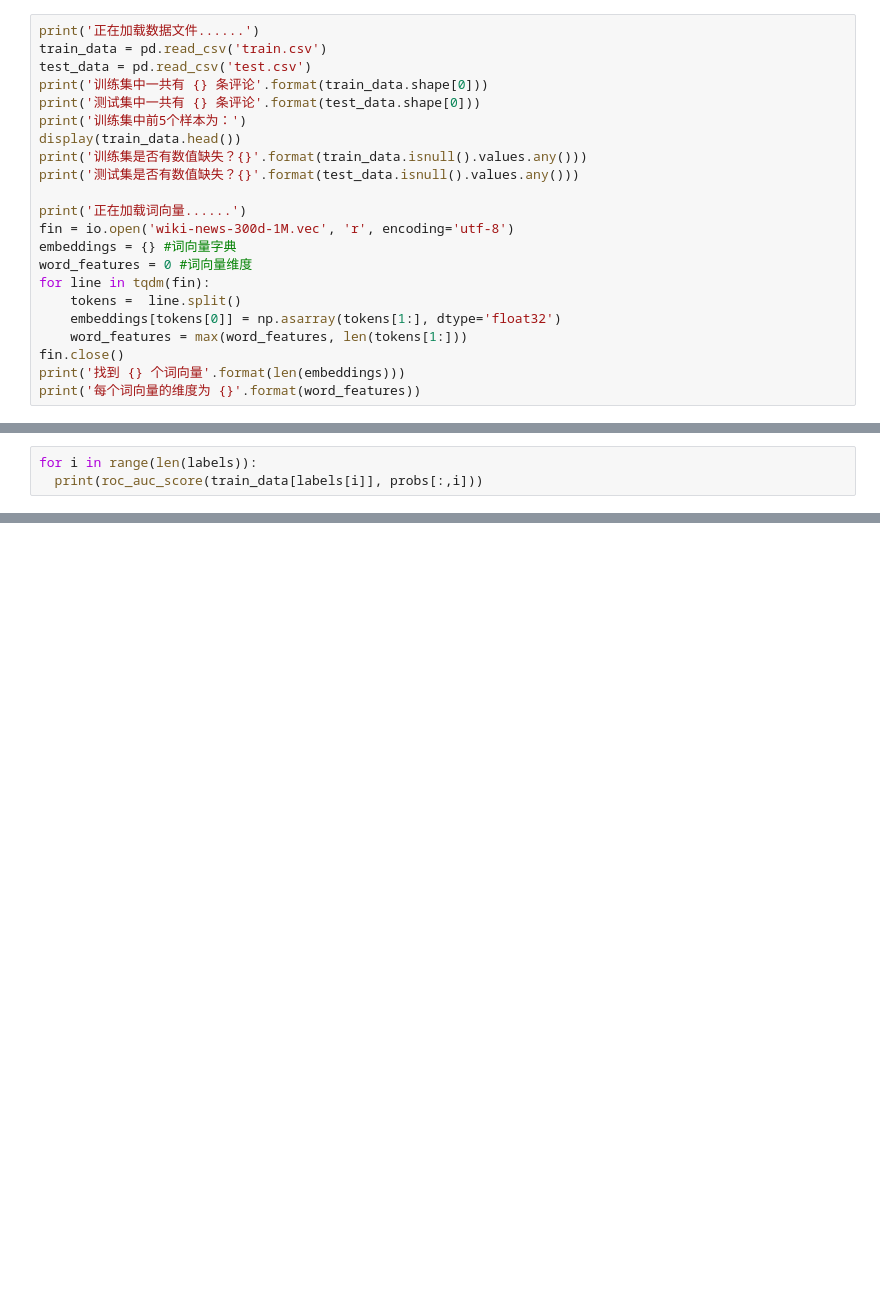
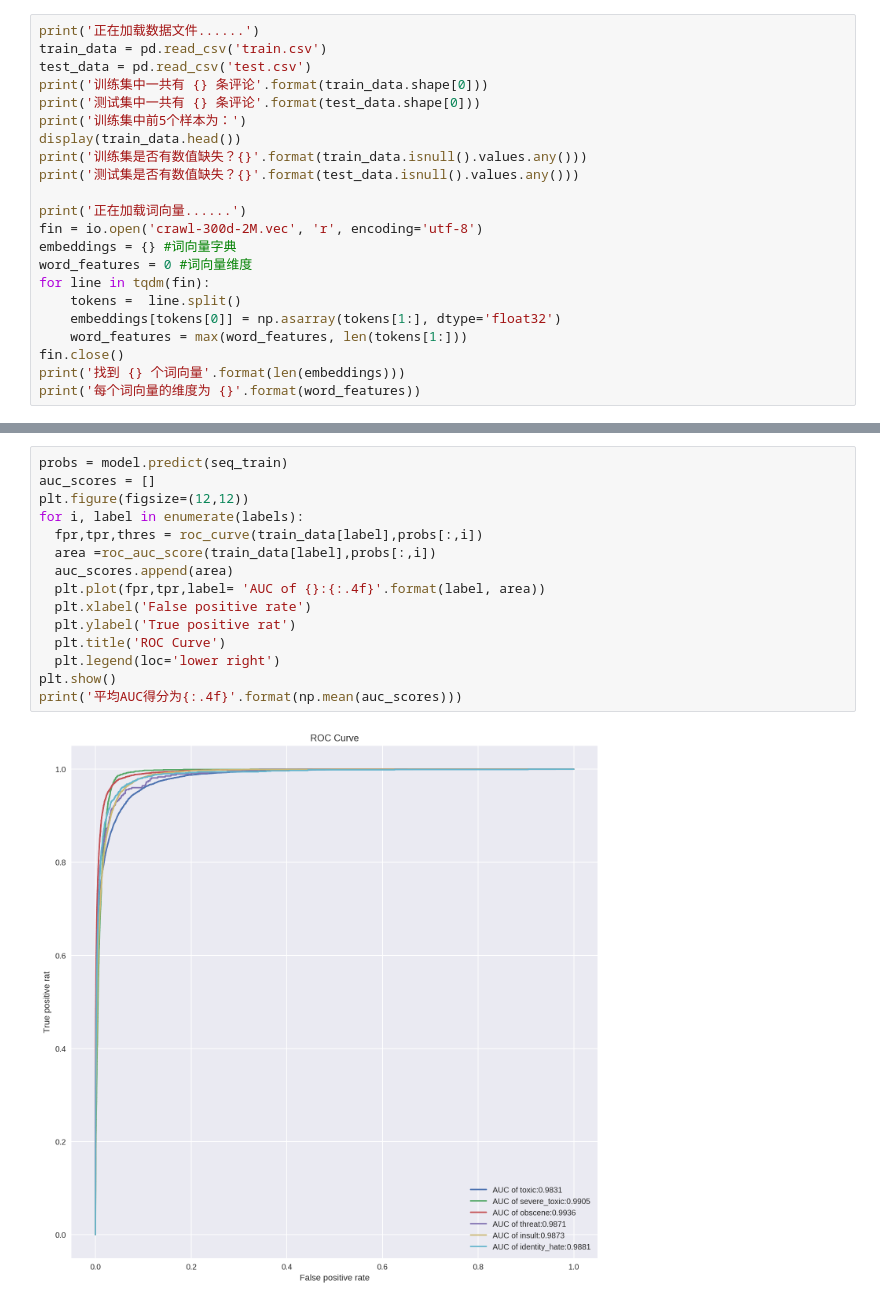
Before and after one commit to Zhengqi-Li/NLP, a Jupyter notebook: textCNN_with_multi_layers.ipynb, the cells around one changed output, grey strips where cells are left out. Drawn from its saved outputs; the diff is of its cells as text; blank space fills up the shorter version.

```diff
--- a/textCNN_with_multi_layers.ipynb
+++ b/textCNN_with_multi_layers.ipynb
@@ -69,7 +71,7 @@ print('训练集是否有数值缺失？{}'.format(train_data.isnull().values.an
 print('测试集是否有数值缺失？{}'.format(test_data.isnull().values.any()))
 
 print('正在加载词向量......')
-fin = io.open('wiki-news-300d-1M.vec', 'r', encoding='utf-8')
+fin = io.open('crawl-300d-2M.vec', 'r', encoding='utf-8')
 embeddings = {} #词向量字典
 word_features = 0 #词向量维度
 for line in tqdm(fin):
@@ -334,3 +335,0 @@ seq_train.shape
-# %%
-for i in range(len(labels)):
-  print(roc_auc_score(train_data[labels[i]], probs[:,i]))
@@ -353,0 +336,17 @@ submission_df.to_csv("./cnn_fasttext_submission.csv", index=False)
+# %%
+probs = model.predict(seq_train)
+auc_scores = []
+plt.figure(figsize=(12,12))
+for i, label in enumerate(labels):
+  fpr,tpr,thres = roc_curve(train_data[label],probs[:,i])
+  area =roc_auc_score(train_data[label],probs[:,i])
+  auc_scores.append(area)
+  plt.plot(fpr,tpr,label= 'AUC of {}:{:.4f}'.format(label, area))
+  plt.xlabel('False positive rate')
+  plt.ylabel('True positive rat')
+  plt.title('ROC Curve')
+  plt.legend(loc='lower right')
+plt.show()
+print('平均AUC得分为{:.4f}'.format(np.mean(auc_scores)))
+# %% [output]
+[figure, added]
```
Also changed, not shown: parts of 16 cells of this notebook.
